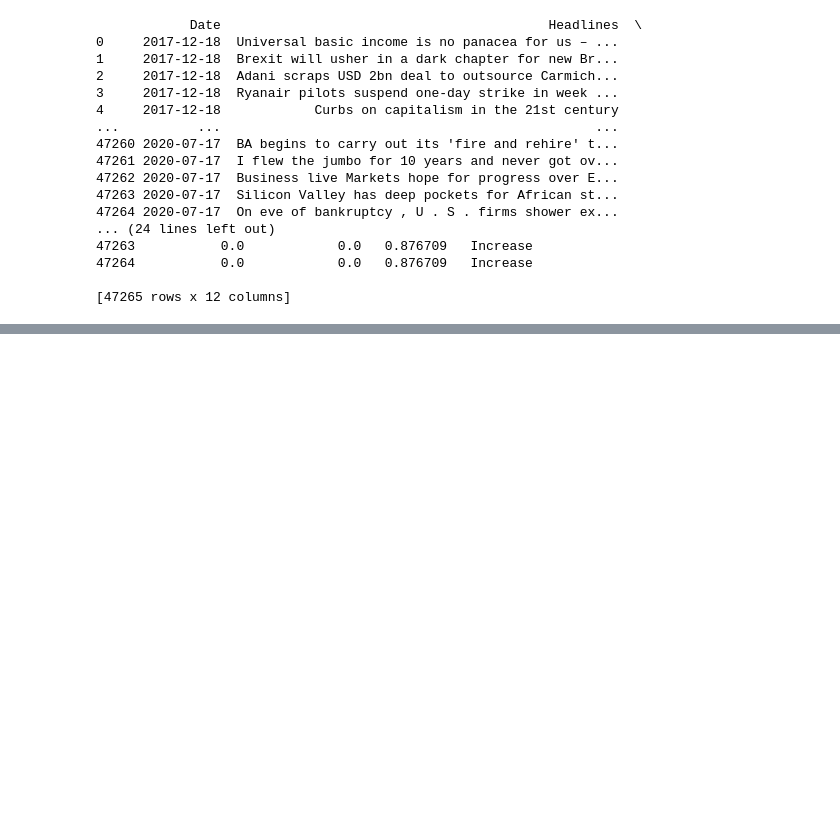
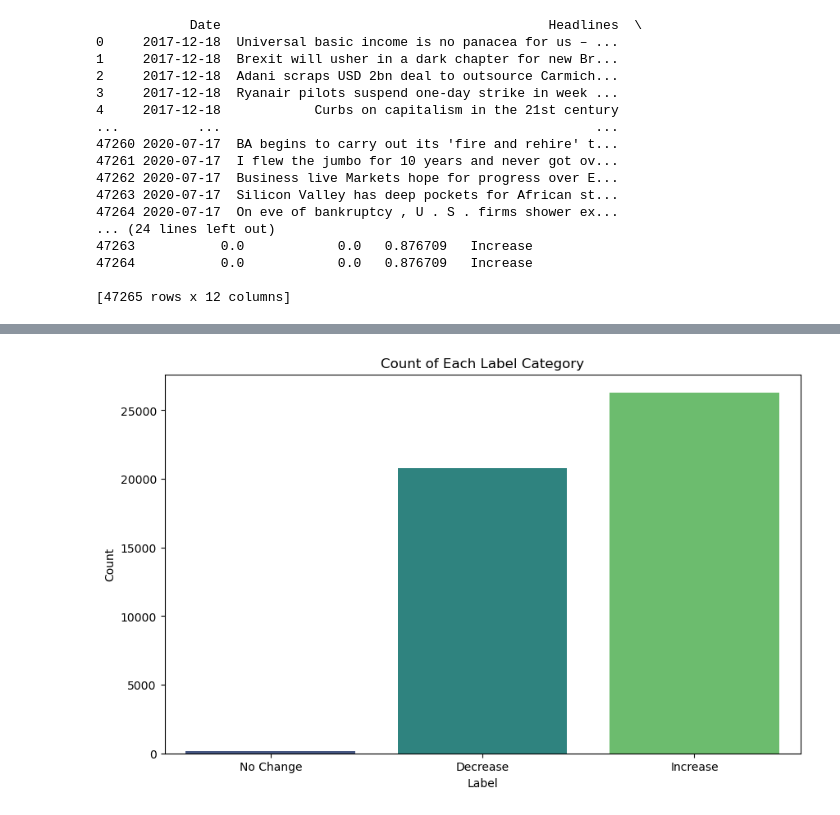
Before and after one commit to hgulati2190/SP500-Predictor-Using-NLP, a Jupyter notebook: 01. Data Prep & EDA/hemant_data_prep.ipynb, the cells around one changed output, grey strips where cells are left out. Cells and saved outputs as stored; diff of their text form; code cells hidden in the pictures; blank space fills up the shorter version.

```diff
--- a/01. Data Prep & EDA/hemant_data_prep.ipynb
+++ b/01. Data Prep & EDA/hemant_data_prep.ipynb
@@ -139,0 +160,10 @@ print(merged_df)
+# %%
+# Bar plot to show the count of lable column
+plt.figure(figsize=(10, 6))
+sns.countplot(x='Label', data=merged_df, palette='viridis')
+plt.title('Count of Each Label Category')
+plt.xlabel('Label')
+plt.ylabel('Count')
+plt.show()
+# %% [output]
+[figure, added]
```
Also changed, not shown: parts of 3 cells of this notebook.
